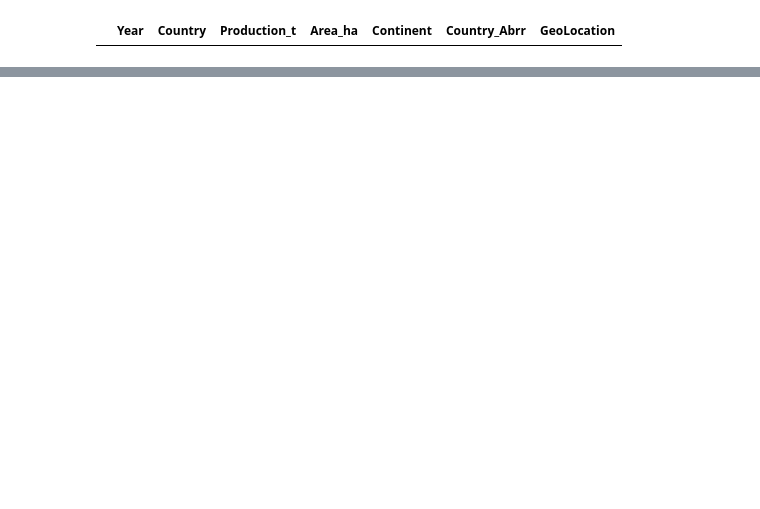
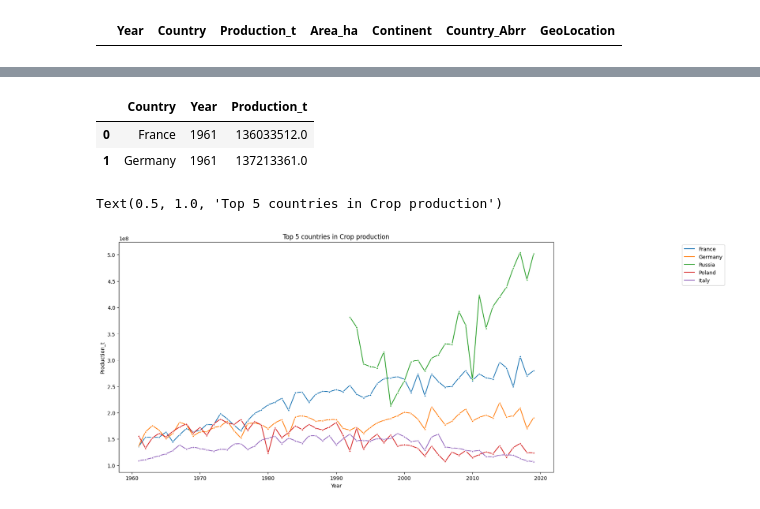
Before and after one commit to dekristi/Tech_Test, a Jupyter notebook: SGT_Project.ipynb, the cells around one changed output, grey strips where cells are left out. Drawn from its saved outputs; the diff is of its cells as text; code cells hidden in the pictures; blank space fills up the shorter version.

```diff
--- a/SGT_Project.ipynb
+++ b/SGT_Project.ipynb
@@ -454,0 +385,29 @@ See the caveats in the documentation: https://pandas.pydata.org/pandas-docs/stab
+# %%
+df_prod_pv['Total'] = df_prod_pv.sum(axis=1)
+# %%
+# Sorting values to find out the top five crop producers
+df_prod_tfive = df_prod_pv.sort_values(by='Total', ascending=False).head(5)
+# %%
+# Dropping the column 'Total' as it won't be used in plot
+df_prod_tfive.drop(['Total'], axis=1, inplace=True)
+# %%
+#Reshaping the data frame for plotting
+df_unpivot = df_prod_tfive.melt(id_vars='Country', var_name='Year', value_name='Production_t')
+# %%
+df_unpivot.head(2)
+# %% [output]
+|  | Country | Year | Production_t |
+| 0 | France | 1961 | 136033512.0 |
+| 1 | Germany | 1961 | 137213361.0 |
+# %%
+
+# Changing seaborn plot size
+plot = sns.lineplot(data = df_unpivot, x= 'Year', y= 'Production_t', hue= 'Country', marker= '*')
+plot.legend(loc='upper right', bbox_to_anchor=(1.4, 1))
+plt.gcf().set_size_inches(15, 8)
+plt.title('Top 5 countries in Crop production')
+# plt.xlabel('Years')
+# plt.ylabel('tonnes')
+# %% [output]
+Text(0.5, 1.0, 'Top 5 countries in Crop production')
+[figure, added]
```
Also changed, not shown: parts of 32 cells of this notebook, 2 other files.
